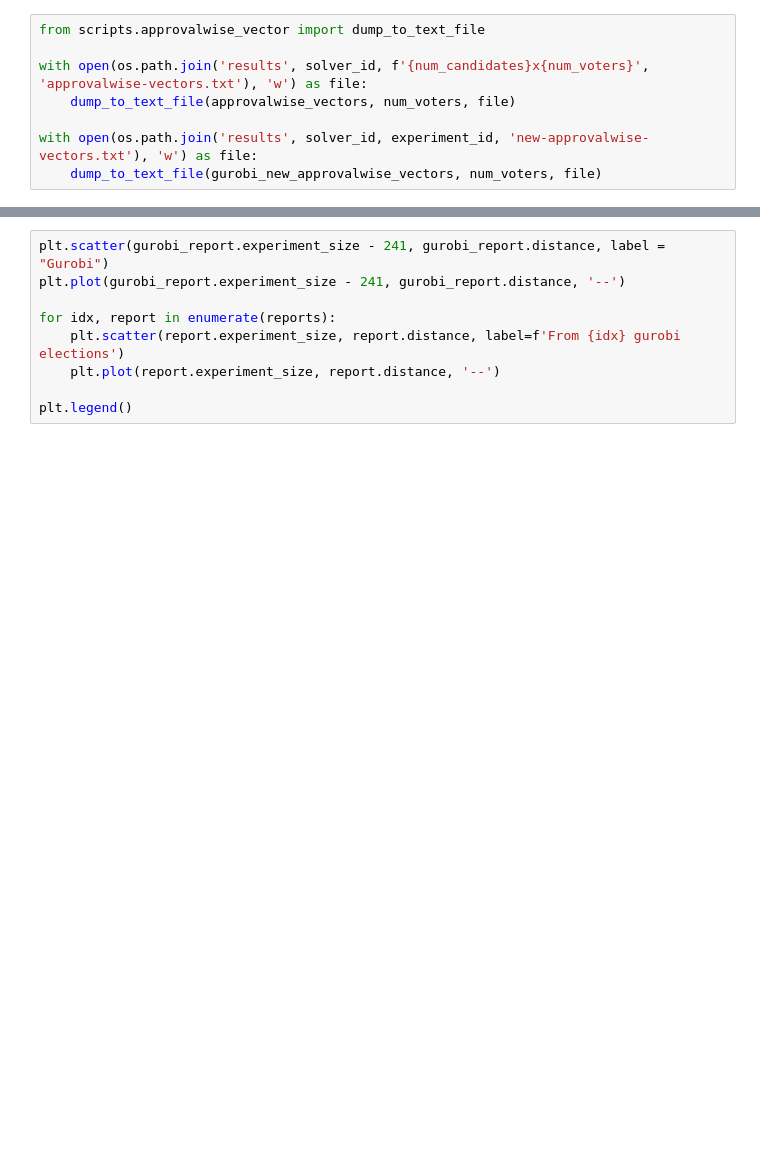
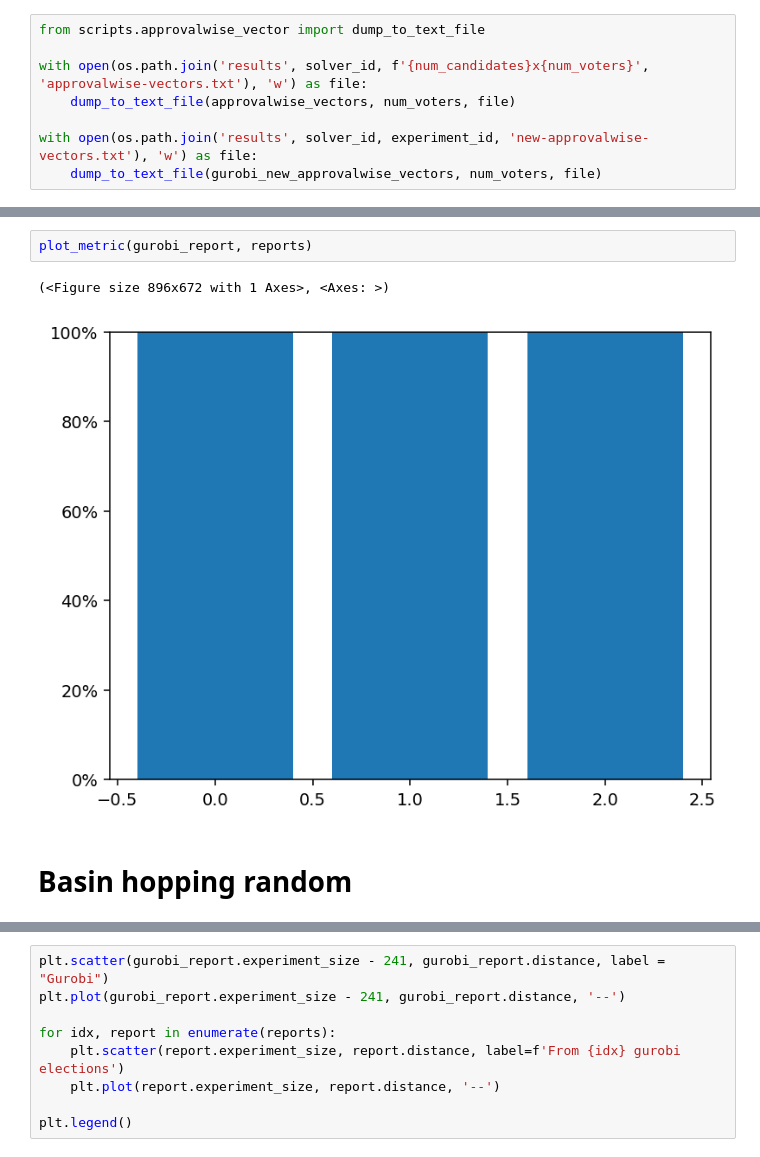
Before and after one commit to Janix4000/holes-in-elections, a Jupyter notebook: approval_l1/comparison.ipynb, the cells around one changed output, grey strips where cells are left out. Drawn from its saved outputs; the diff is of its cells as text; blank space fills up the shorter version.

```diff
--- a/approval_l1/comparison.ipynb
+++ b/approval_l1/comparison.ipynb
@@ -136,0 +151,7 @@ for num_starting_elections in range(len(gurobi_new_approvalwise_vectors)):
+# %%
+plot_metric(gurobi_report, reports)
+# %% [output]
+(<Figure size 896x672 with 1 Axes>, <Axes: >)
+[figure, added]
+# %% [markdown]
+# Basin hopping random
```
Also changed, not shown: parts of 16 cells of this notebook, 1 other file.
